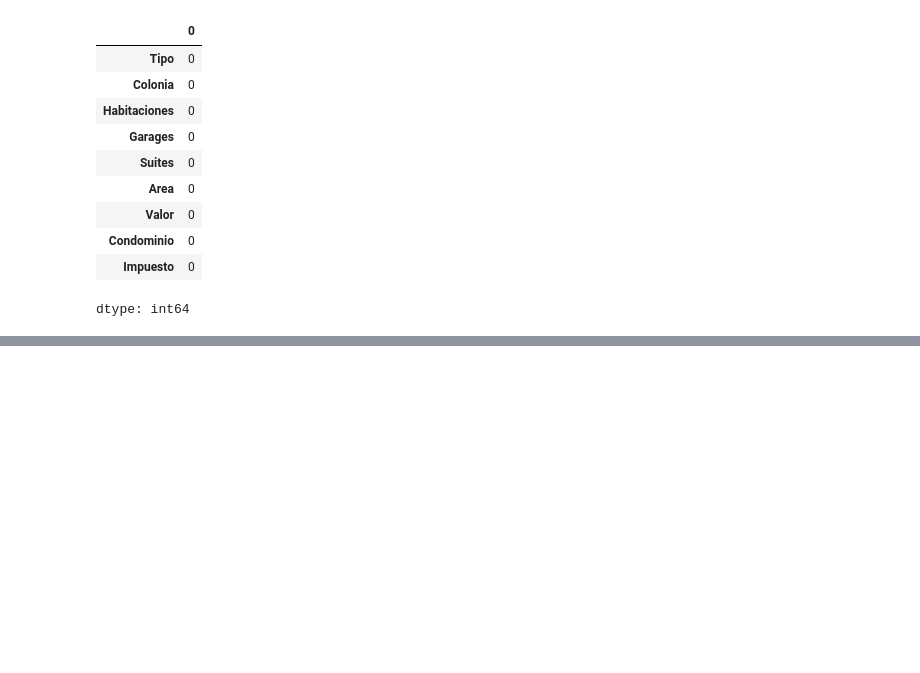
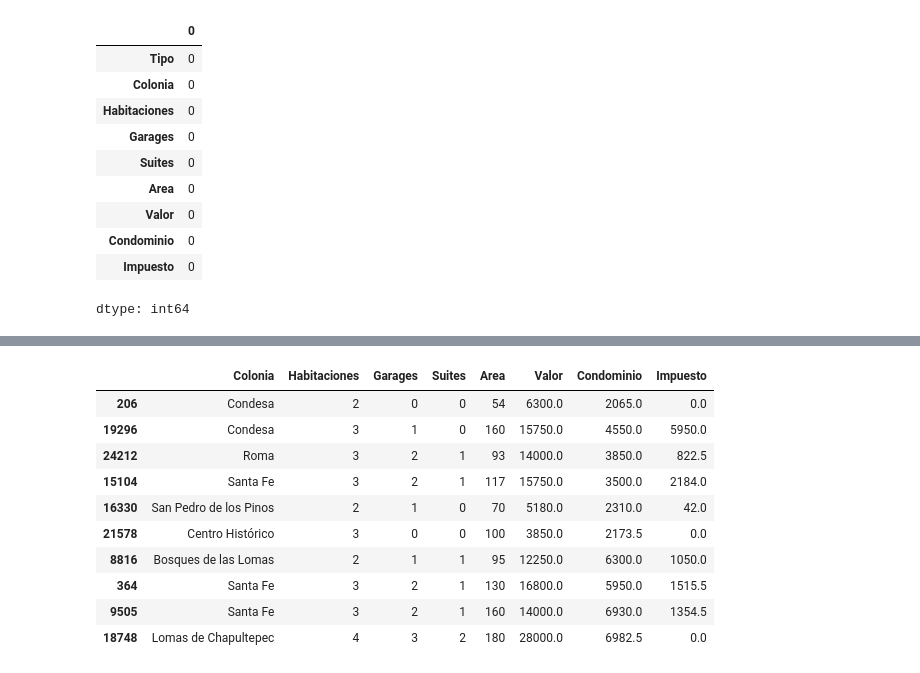
Before and after one commit to Harold-dev-code/proyecto-pandas-inmobiliaria, a Jupyter notebook: proyecto_pandas_inmobiliaria.ipynb, the cells around one changed output, grey strips where cells are left out. Saved outputs shown, nothing was run; the diff lists cells and outputs as text; code cells hidden in the pictures; blank space fills up the shorter version.

Commit message:
Remover Registros inconsistentes

```diff
--- a/proyecto_pandas_inmobiliaria.ipynb
+++ b/proyecto_pandas_inmobiliaria.ipynb
@@ -541,0 +562,5 @@ dtype: int64
+# %%
+df_remover= df.query('Valor == 0 | Condominio == 0').index # crear un filtro para remover
+# %%
+df.drop(df_remover,axis=0, inplace=True) # eliminamos con el metodo drop() utilizamos el filtro , luego con axis=0 indcamos que es una fila, si fuera una columna con axis=1
+#y con inplace=True lo utilizamos para que de una vez el cambio sea en el df y no necesitemos una variable para actualizar los cambios
@@ -541,0 +580,15 @@ dtype: int64
+# %%
+df.drop('Tipo', axis=1, inplace=True) #eliminar la columna
+df.sample(10)
+# %% [output]
+|  | Colonia | Habitaciones | Garages | Suites | Area | Valor | Condominio | Impuesto |
+| 206 | Condesa | 2 | 0 | 0 | 54 | 6300.0 | 2065.0 | 0.0 |
+| 19296 | Condesa | 3 | 1 | 0 | 160 | 15750.0 | 4550.0 | 5950.0 |
+| 24212 | Roma | 3 | 2 | 1 | 93 | 14000.0 | 3850.0 | 822.5 |
+| 15104 | Santa Fe | 3 | 2 | 1 | 117 | 15750.0 | 3500.0 | 2184.0 |
+| 16330 | San Pedro de los Pinos | 2 | 1 | 0 | 70 | 5180.0 | 2310.0 | 42.0 |
+| 21578 | Centro Histórico | 3 | 0 | 0 | 100 | 3850.0 | 2173.5 | 0.0 |
+| 8816 | Bosques de las Lomas | 2 | 1 | 1 | 95 | 12250.0 | 6300.0 | 1050.0 |
+| 364 | Santa Fe | 3 | 2 | 1 | 130 | 16800.0 | 5950.0 | 1515.5 |
+| 9505 | Santa Fe | 3 | 2 | 1 | 160 | 14000.0 | 6930.0 | 1354.5 |
+| 18748 | Lomas de Chapultepec | 4 | 3 | 2 | 180 | 28000.0 | 6982.5 | 0.0 |
```
Also changed, not shown: parts of 8 cells of this notebook.
